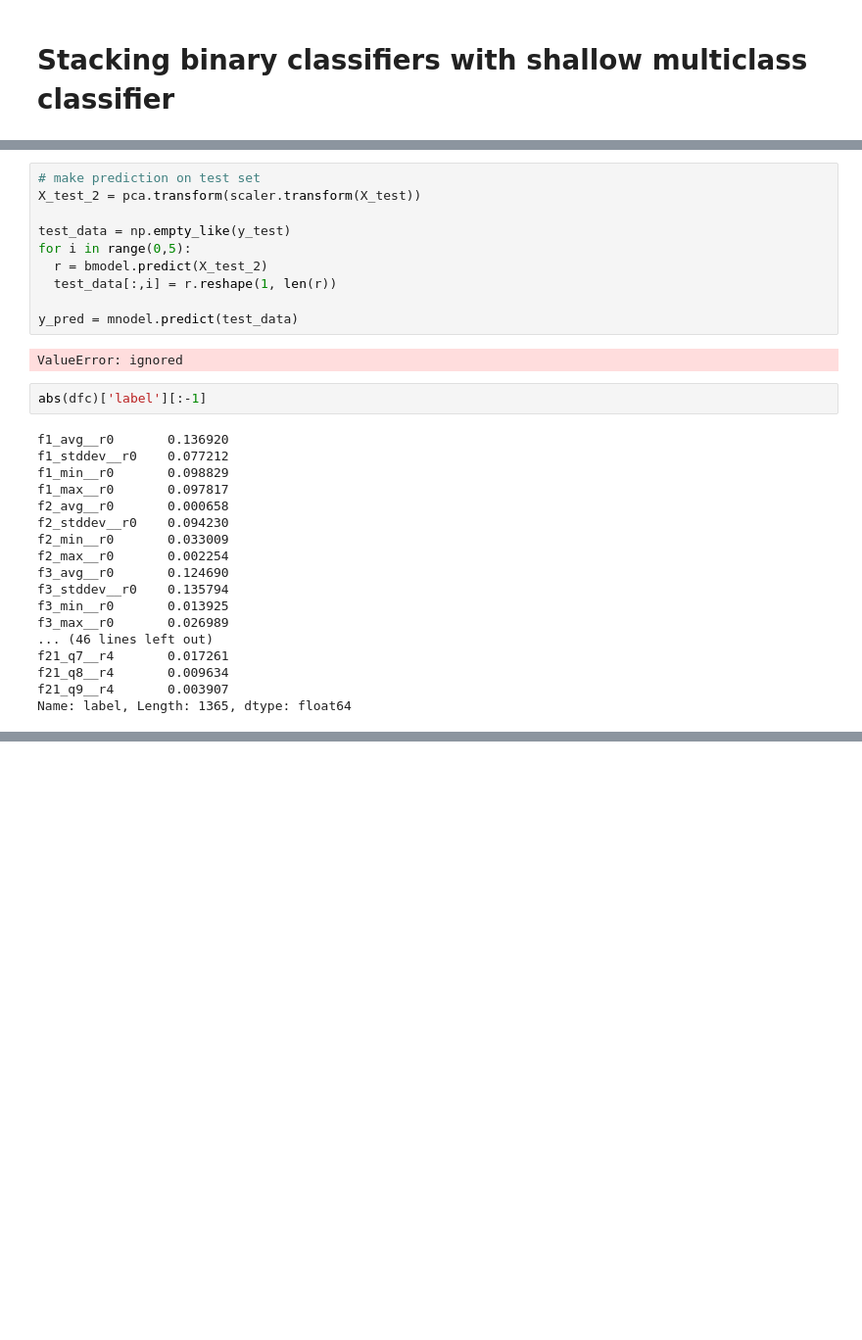
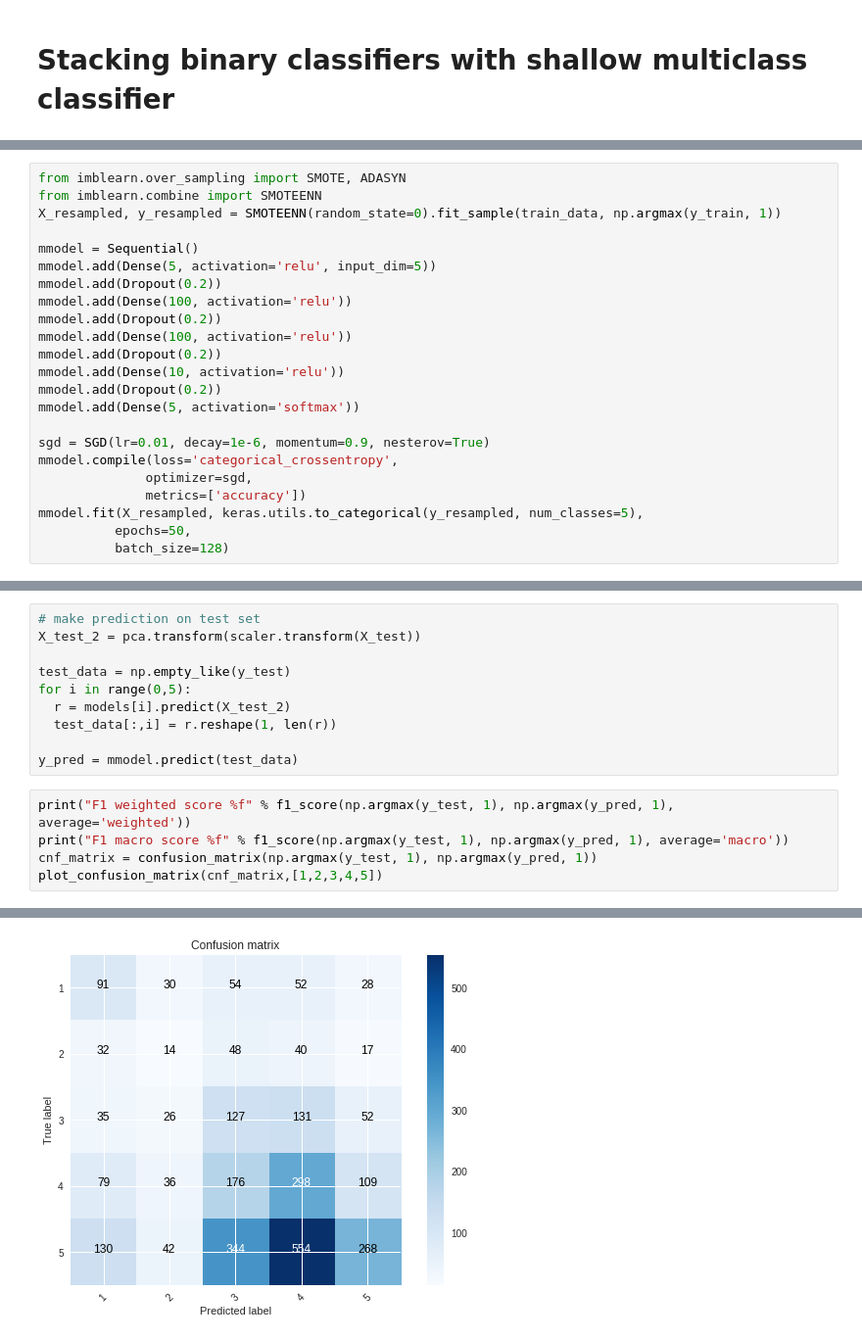
Before and after one commit to gitgash/ds-test, a Jupyter notebook: ann_estimator.ipynb, the cells around one changed output, grey strips where cells are left out. Shown: that part at 98% size. Drawn from its saved outputs; the diff is of its cells as text; blank space fills up the shorter version.

```diff
--- a/ann_estimator.ipynb
+++ b/ann_estimator.ipynb
@@ -212 +250,24 @@ Epoch 2/2
 <keras.callbacks.History at 0x...>
+# %%
+from imblearn.over_sampling import SMOTE, ADASYN
+from imblearn.combine import SMOTEENN
+X_resampled, y_resampled = SMOTEENN(random_state=0).fit_sample(train_data, np.argmax(y_train, 1))
+
+mmodel = Sequential()
+mmodel.add(Dense(5, activation='relu', input_dim=5))
+mmodel.add(Dropout(0.2))
+mmodel.add(Dense(100, activation='relu'))
+mmodel.add(Dropout(0.2))
+mmodel.add(Dense(100, activation='relu'))
+mmodel.add(Dropout(0.2))
+mmodel.add(Dense(10, activation='relu'))
+mmodel.add(Dropout(0.2))
+mmodel.add(Dense(5, activation='softmax'))
+
+sgd = SGD(lr=0.01, decay=1e-6, momentum=0.9, nesterov=True)
+mmodel.compile(loss='categorical_crossentropy',
+              optimizer=sgd,
+              metrics=['accuracy'])
+mmodel.fit(X_resampled, keras.utils.to_categorical(y_resampled, num_classes=5),
+          epochs=50,
+          batch_size=128)
@@ -216,29 +296,13 @@ X_test_2 = pca.transform(scaler.transform(X_test))
 
 test_data = np.empty_like(y_test)
 for i in range(0,5):
-  r = bmodel.predict(X_test_2)
+  r = models[i].predict(X_test_2)
   test_data[:,i] = r.reshape(1, len(r))
 
-y_pred = mnodel.predict(test_data)
+y_pred = mmodel.predict(test_data)
-# %% [output]
-ValueError: ignored
-# %%
-abs(dfc)['label'][:-1]
-# %% [output]
-f1_avg__r0       0.136920
-f1_stddev__r0    0.077212
-f1_min__r0       0.098829
-f1_max__r0       0.097817
-f2_avg__r0       0.000658
-f2_stddev__r0    0.094230
-f2_min__r0       0.033009
-f2_max__r0       0.002254
-f3_avg__r0       0.124690
-f3_stddev__r0    0.135794
-f3_min__r0       0.013925
-f3_max__r0       0.026989
-... (46 lines left out)
-f21_q7__r4       0.017261
-f21_q8__r4       0.009634
-f21_q9__r4       0.003907
-Name: label, Length: 1365, dtype: float64
+# %%
+print("F1 weighted score %f" % f1_score(np.argmax(y_test, 1), np.argmax(y_pred, 1), average='weighted'))
+print("F1 macro score %f" % f1_score(np.argmax(y_test, 1), np.argmax(y_pred, 1), average='macro'))
+cnf_matrix = confusion_matrix(np.argmax(y_test, 1), np.argmax(y_pred, 1))
+plot_confusion_matrix(cnf_matrix,[1,2,3,4,5])
+# %% [output]
@@ -244,0 +317 @@ Name: label, Length: 1365, dtype: float64
+[figure, added]
```
Also changed, not shown: parts of 17 cells of this notebook.
